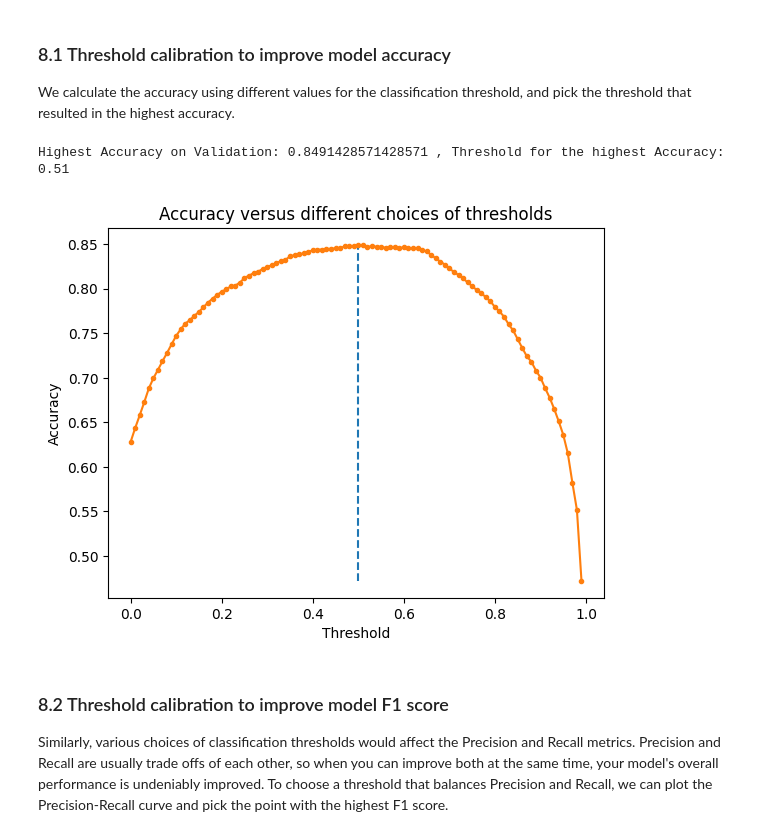
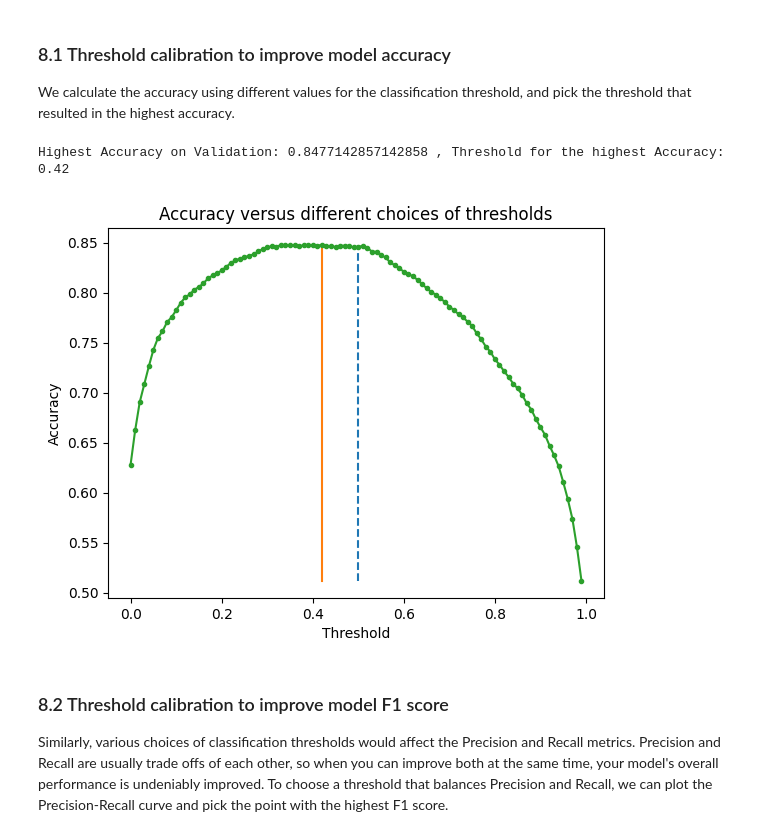
Before and after one commit to waelrash1/predictive_analytics_DT302, a Jupyter notebook: NLP_Logistic_Regression+threshold.ipynb, the cells around one changed output. Saved outputs shown, nothing was run; the diff lists cells and outputs as text; code cells hidden in the pictures.

```diff
--- a/NLP_Logistic_Regression+threshold.ipynb
+++ b/NLP_Logistic_Regression+threshold.ipynb
@@ -253,0 +299,31 @@ Pipeline(steps=[('data_preprocessing',
+# %%
+from sklearn.utils.class_weight import compute_class_weight
+import numpy as np
+
+# Assuming your classes are labeled as 0 and 1
+class_labels = np.unique(y_train)  # y_train should be your target variable array from the training data
+
+# Computing class weights
+# 'balanced' mode uses the values of y to automatically adjust weights inversely proportional to class frequencies
+class_weights = compute_class_weight('balanced', classes=class_labels, y=y_train)
+
+# Creating a dictionary to pass to the model
+class_weights_dict = {class_labels[i]: class_weights[i] for i in range(len(class_labels))}
+
+
+# Assembling the Full Pipeline
+# This pipeline integrates data preprocessing steps and a machine learning model (Logistic Regression).
+# Logistic Regression is used for binary classification (here likely predicting 'isPositive').
+# Hyperparameters like 'penalty' and 'C' are set for the logistic regression model.
+# The pipeline allows for streamlined processing and prediction.
+pipeline = Pipeline([
+    ('data_preprocessing', data_preprocessor),
+    ('logistic_regression', LogisticRegression(penalty = 'l2', class_weight=class_weights_dict,
+                              C = 0.5))
+])
+
+# Visualizing the Pipeline
+# Visual representation of the pipeline is enabled for clarity, especially useful for more complex pipelines.
+from sklearn import set_config
+set_config(display='diagram')
+pipeline
@@ -337,35 +451,37 @@ We calculate the accuracy using different values for the classification threshol
 %matplotlib inline
 import numpy as np
 import matplotlib.pyplot as plt
 
 # Calculate the accuracy using different values for the classification threshold,
 # and pick the threshold that resulted in the highest accuracy.
 highest_accuracy = 0
 threshold_highest_accuracy = 0
 
 thresholds = np.arange(0,1,0.01)
 scores = []
 for t in thresholds:
     # set threshold to 't' instead of 0.5
     y_val_other = (pipeline.predict_proba(X_val)[:,1] >= t).astype(float)
     score = accuracy_score(y_val, y_val_other)
     scores.append(score)
     if(score > highest_accuracy):
         highest_accuracy = score
         threshold_highest_accuracy = t
 print("Highest Accuracy on Validation:", highest_accuracy, \
       ", Threshold for the highest Accuracy:", threshold_highest_accuracy)
 
 # Let's plot the accuracy versus different choices of thresholds
 plt.plot([0.5, 0.5], [np.min(scores), np.max(scores)], linestyle='--')
+plt.plot([threshold_highest_accuracy , threshold_highest_accuracy ], [np.min(scores), np.max(scores)], linestyle='-')
+
 plt.plot(thresholds, scores, marker='.')
 plt.title('Accuracy versus different choices of thresholds')
 plt.xlabel('Threshold')
 plt.ylabel('Accuracy')
 plt.show()
 # %% [output]
-Highest Accuracy on Validation: 0.8491428571428571 , Threshold for the highest Accuracy: 0.51
+Highest Accuracy on Validation: 0.8477142857142858 , Threshold for the highest Accuracy: 0.42
-[figure, old version]
+[figure, new version]
 # %% [markdown]
 ### 8.2 Threshold calibration to improve model F1 score
 
```
Also changed, not shown: parts of 12 cells of this notebook.
